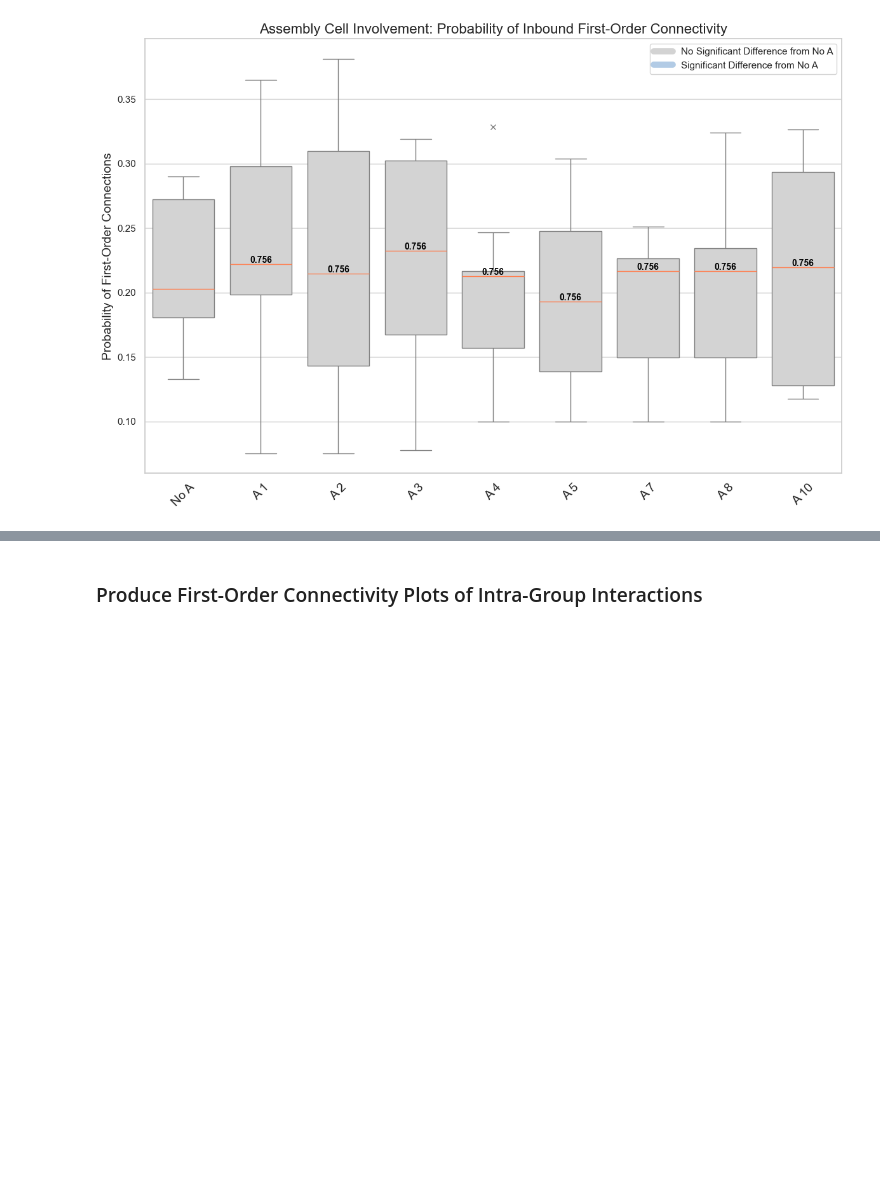
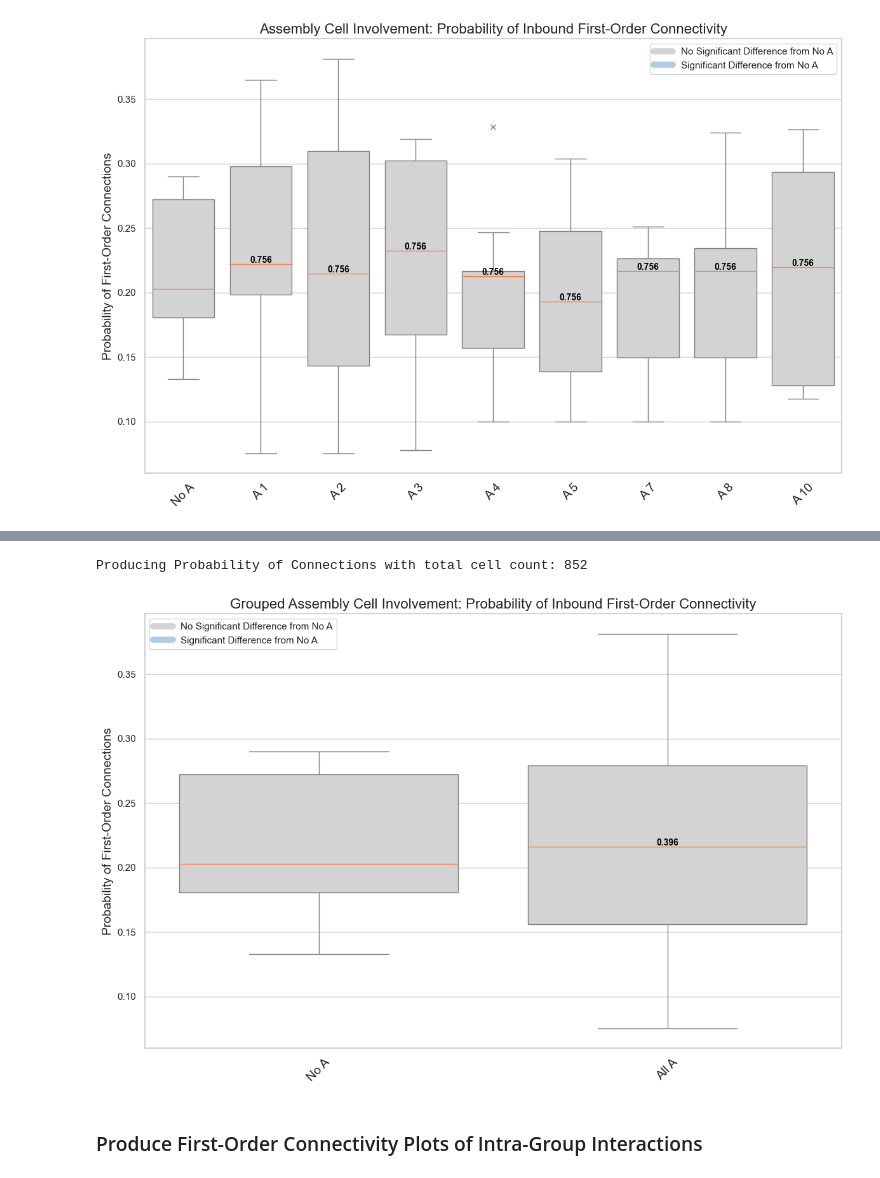
Before and after one commit to Jawagnercarena/Assembly_Organization, a Jupyter notebook: AssemblyPaperFigures/FigureCode/Figure5/Figure5.ipynb, the cells around one changed output, grey strips where cells are left out. Drawn from its saved outputs; the diff is of its cells as text; code cells hidden in the pictures; blank space fills up the shorter version.

```diff
--- a/AssemblyPaperFigures/FigureCode/Figure5/Figure5.ipynb
+++ b/AssemblyPaperFigures/FigureCode/Figure5/Figure5.ipynb
@@ -478,3 +554,16 @@ No Empirical Testing Performed. Assembly A 15 has less than 5 coregistered cells
+# %%
+## Produce Grouped Outbound First-Order Connections Plot with Normalization
+produce_first_order_connections_plot(input_connections_dict = grouped_inbound_first_order_connections,
+                                     directionality = "Inbound",
+                                     psd = False,
+                                     prob = True,
+                                     intragroup = False,
+                                     grouped = True,
+                                     show_p_vals = True,
+                                     fdr_correction = True)
+# %% [output]
+Producing Probability of Connections with total cell count: 852
+[figure, added]
 # %% [markdown]
 ### Produce First-Order Connectivity Plots of Intra-Group Interactions
 # %%
```
Also changed, not shown: parts of 18 cells of this notebook, 6 other files.
